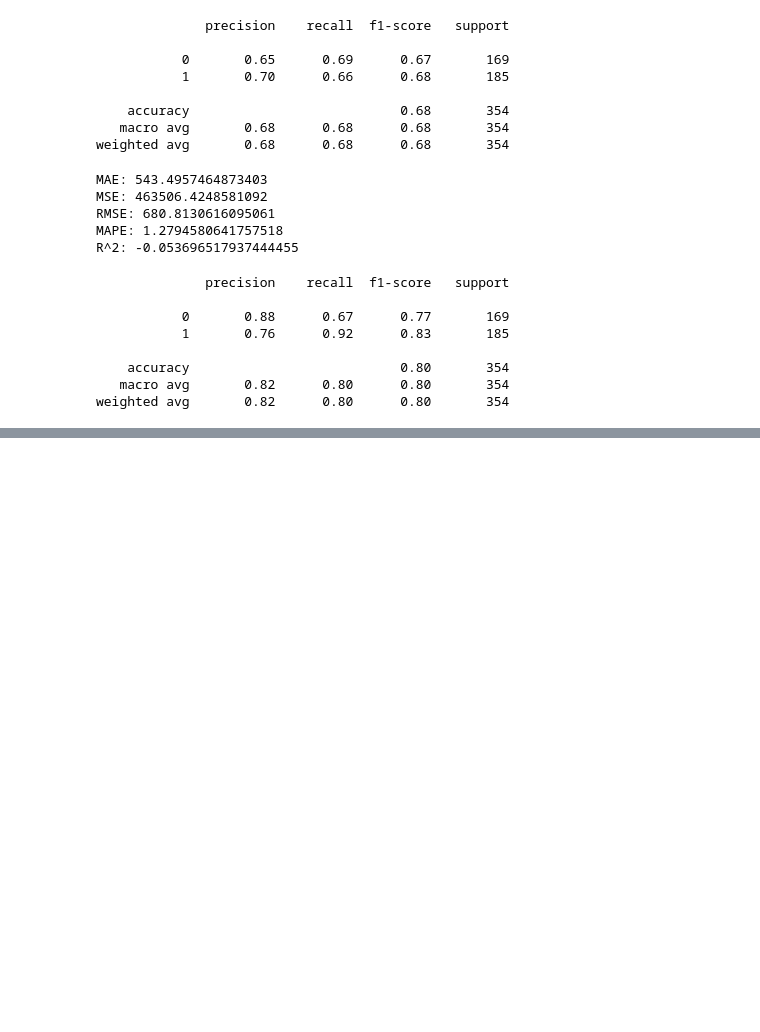
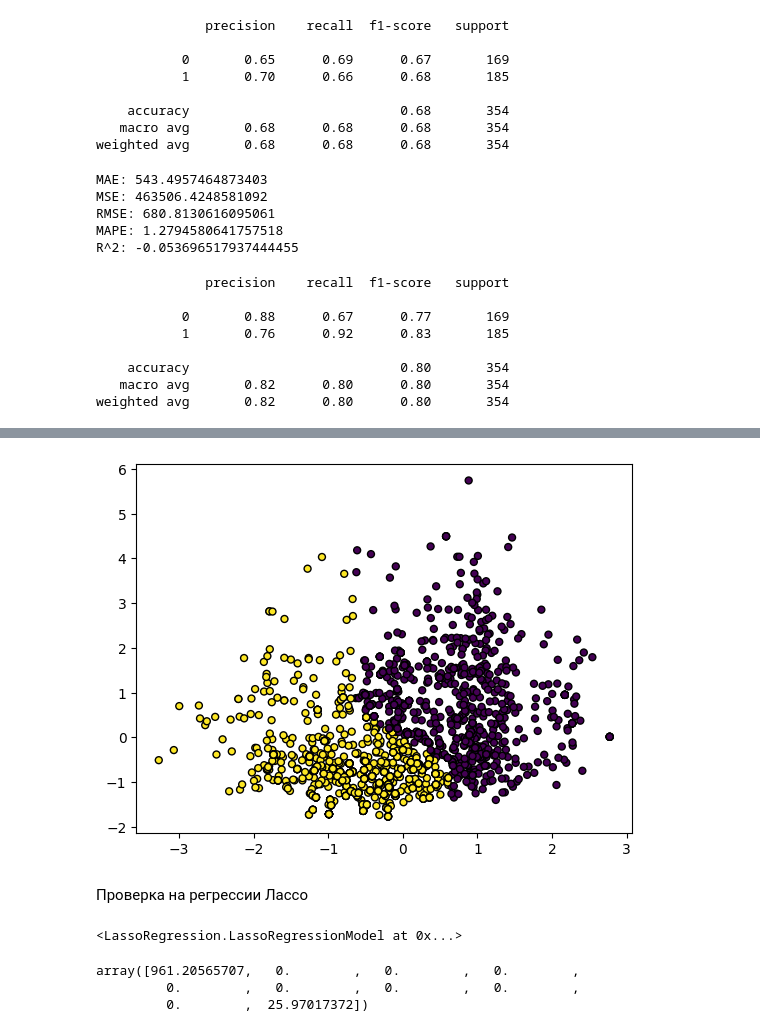
Before and after one commit to Ivanov-666/ML, a Jupyter notebook: notebooks/Lab-7.ipynb, the cells around one changed output, grey strips where cells are left out. Cells and saved outputs as stored; diff of their text form; code cells hidden in the pictures; blank space fills up the shorter version.

```diff
--- a/notebooks/Lab-7.ipynb
+++ b/notebooks/Lab-7.ipynb
@@ -316,0 +363,8 @@ weighted avg       0.82      0.80      0.80       354
+# %%
+import matplotlib.pyplot as plt
+plt.scatter(new_data[:,0], new_data[:,1], marker="o", c=pred, s=25, edgecolor="k")
+plt.show()
+# %% [output]
+[figure, added]
+# %% [markdown]
+Проверка на регрессии Лассо
@@ -316,0 +373,11 @@ weighted avg       0.82      0.80      0.80       354
+# %%
+linear_reg = LS.LassoRegressionModel(0.1, 1000, 0.1)
+linear_reg.Train(np.array(X_train), np.array(y_train))
+# %% [output]
+<LassoRegression.LassoRegressionModel at 0x...>
+# %%
+linear_reg.coefs #первый это смещение
+# %% [output]
+array([961.20565707,   0.        ,   0.        ,   0.        ,
+         0.        ,   0.        ,   0.        ,   0.        ,
+         0.        ,  25.97017372])
```
Also changed, not shown: parts of 13 cells of this notebook, 5 other files.
